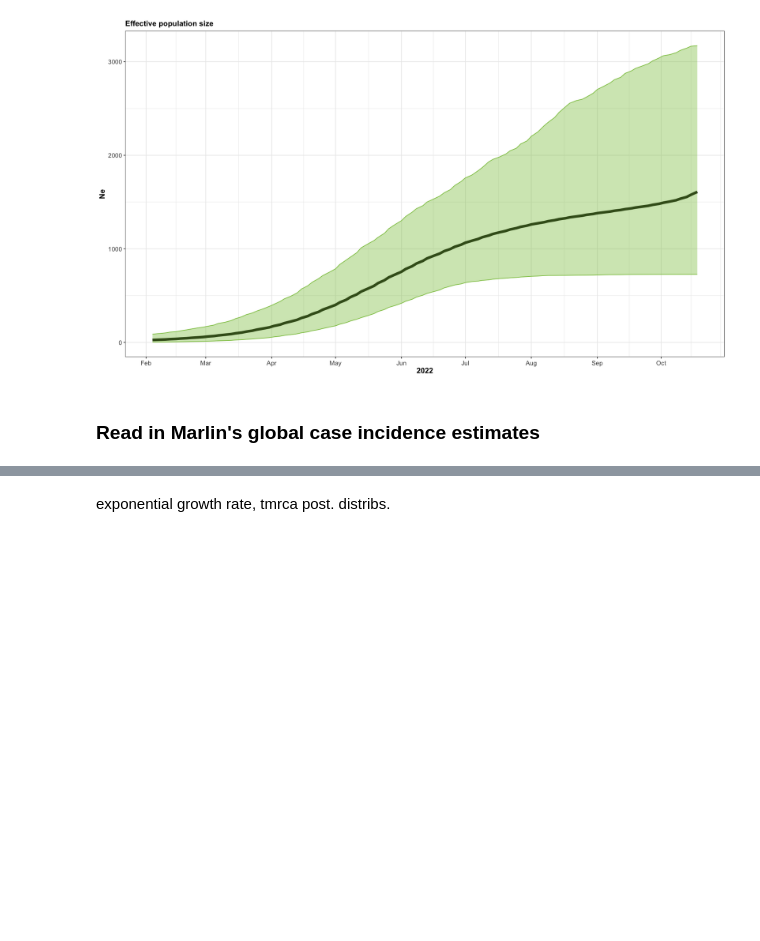
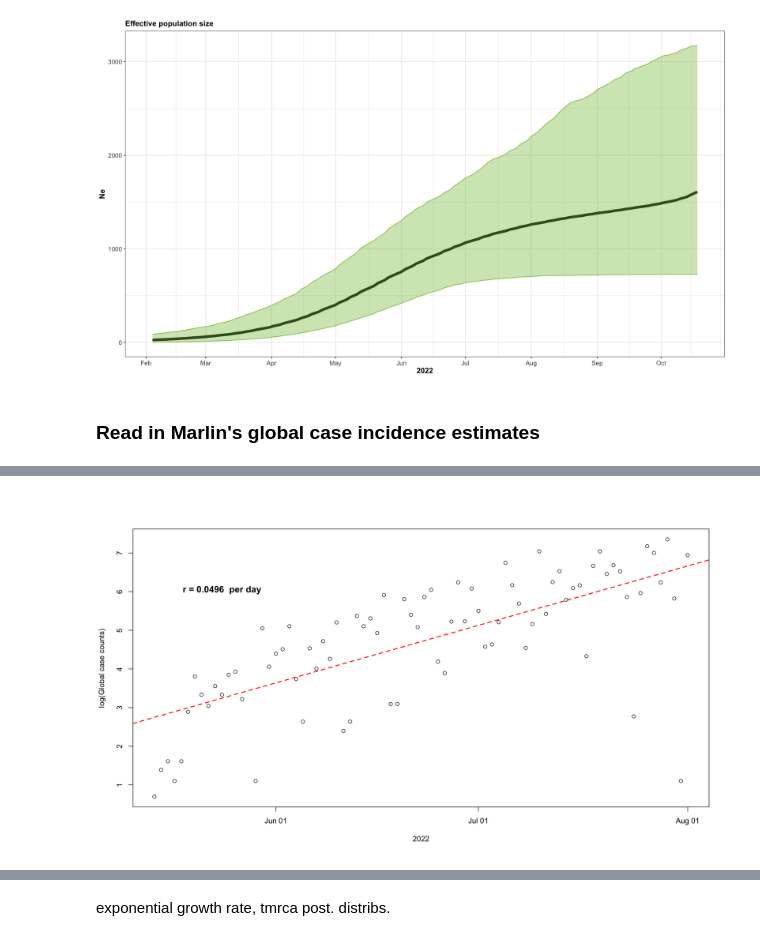
Before and after one commit to blab/mpox-dynamics, a Jupyter notebook: scripts/netau.ipynb, the cells around one changed output, grey strips where cells are left out. Cells and saved outputs as stored; diff of their text form; code cells hidden in the pictures; blank space fills up the shorter version.

```diff
--- a/scripts/netau.ipynb
+++ b/scripts/netau.ipynb
@@ -188,0 +212,21 @@ A data.frame: 6 × 24
+# %%
+cc_early <- cc %>%
+            mutate(decimal = decimal_date(datetime)) %>%
+            filter(decimal <= 2022.581) %>% # 2022-05-14 - 2022-08-01
+            filter(log_cases > 0)
+
+lm.cc_early <- lm(log(cc_early$cases) ~ datetime, data=cc_early)
+
+png("r_cases.png", width=500, height=350)
+plot(y=cc_early$log_cases,
+     x=cc_early$datetime,
+     #main="Global",
+     xlab='2022',
+     ylab='log(Case counts)',
+     col='#536878',
+     font.lab = 2)
+title(expression(paste('r'[obs],' = 0.050 per day')), line = -11, adj=0.8, cex.main=1.25, col.main='darkblue', cex.main=1.5)
+#title(expression(paste('r'[est],' = 0.0395 per day')), line = -7, adj=0.1, cex.main=1.5)
+
+abline(lm.cc_early, col='darkblue', lty=2, lwd=2)
+dev.off()
@@ -188,0 +320,13 @@ A data.frame: 6 × 24
+# %%
+plot(y=cc_early$log_cases,
+     x=cc_early$datetime,
+     xlab='2022',
+     ylab='log(Global case counts)')
+title(paste("r =",round(lm.cc_early$coefficients[2],4)," per day"), line = -7, adj=0.1)
+
+locator()
+
+abline(lm.cc_early, col='red', lty=2, lwd=2)
+abline()
+# %% [output]
+[figure, added]
```
Also changed, not shown: parts of 34 cells of this notebook, 4 other files.
